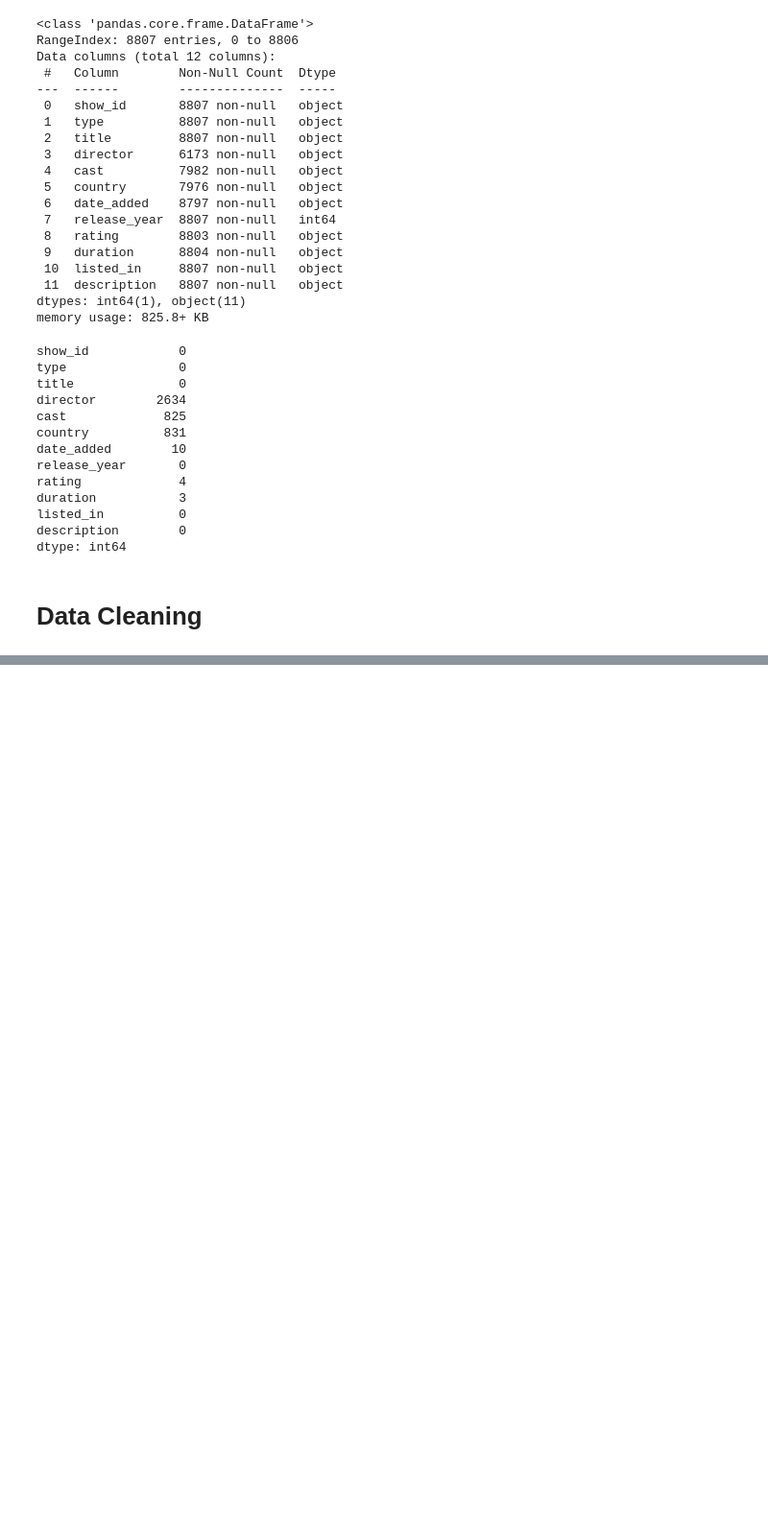
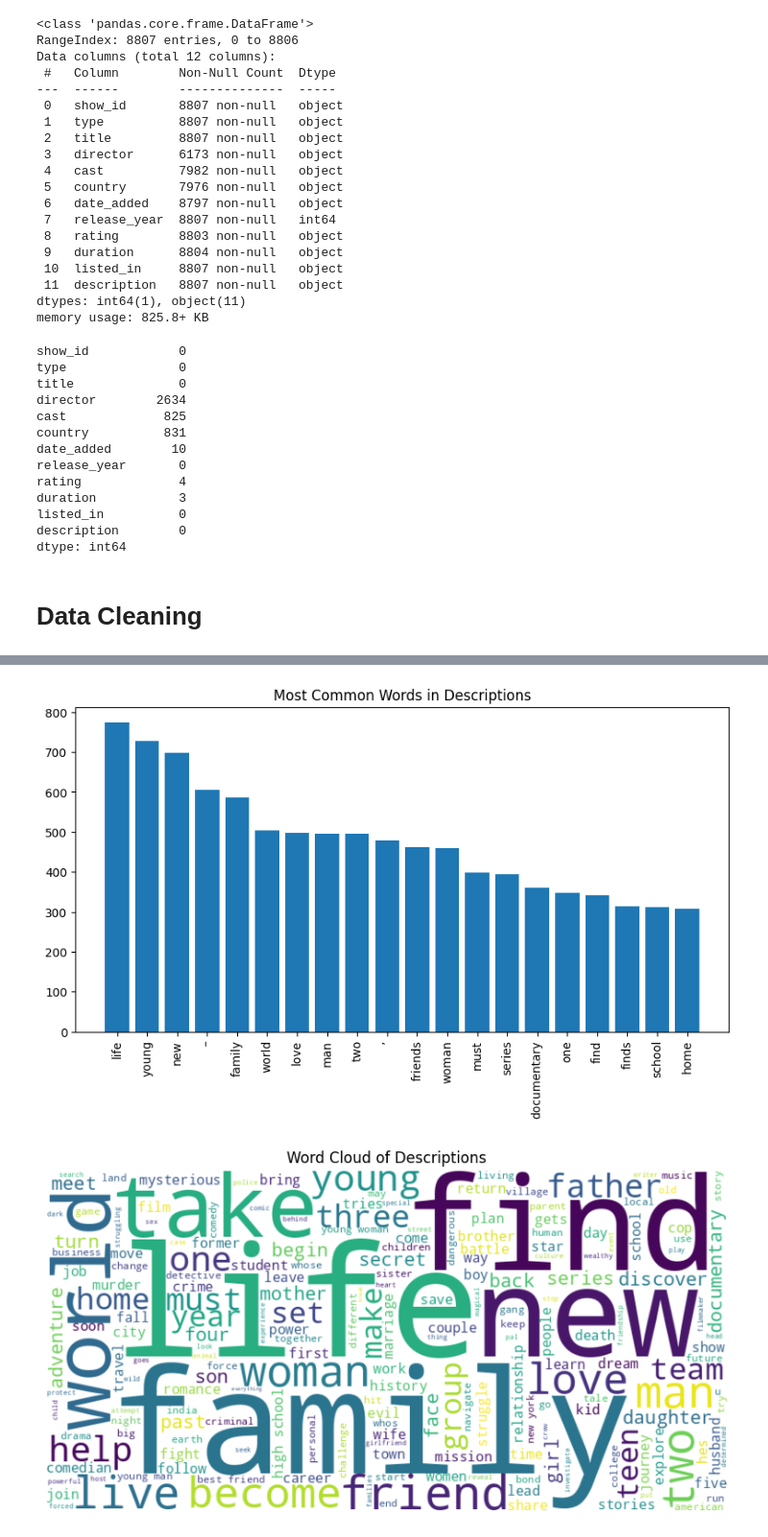
Before and after one commit to Lipun101/netflix-content-classification, a Jupyter notebook: Netflix_Data_Analysis_and_Classification.ipynb, the cells around one changed output, grey strips where cells are left out. Shown at 96% size. Cells and saved outputs as stored; diff of their text form; code cells hidden in the pictures; blank space fills up the shorter version.

```diff
--- a/Netflix_Data_Analysis_and_Classification.ipynb
+++ b/Netflix_Data_Analysis_and_Classification.ipynb
@@ -335,0 +142,5 @@ From this plot, we can see that the most titles were added in July, followed clo
+# %%
+# Filling up the null values in the country column
+
+default_country = 'Not Specified'
+data2['country'] = data2['country'].fillna(default_country)
@@ -335,0 +178,18 @@ From this plot, we can see that the most titles were added in July, followed clo
+# %%
+# Preprocess the text data
+def preprocess_text(text):
+    # Convert to lowercase
+    text = text.lower()
+    # Remove punctuation
+    text = text.translate(str.maketrans('', '', string.punctuation))
+    # Tokenize the text
+    words = word_tokenize(text)
+    # Remove stopwords
+    words = [word for word in words if word not in stopwords.words('english')]
+    return ' '.join(words)
+
+# Apply preprocessing to the 'description' column
+data2['cleaned_description'] = data2['description'].apply(preprocess_text)
+
+# Inspect the cleaned text
+print(data2[['description', 'cleaned_description']].head())
@@ -335,0 +210,23 @@ From this plot, we can see that the most titles were added in July, followed clo
+# %%
+# Word frequency analysis
+word_counts = Counter(" ".join(data2['cleaned_description']).split())
+common_words = word_counts.most_common(20)
+
+# Plot the most common words
+words, counts = zip(*common_words)
+plt.figure(figsize=(10, 5))
+plt.bar(words, counts)
+plt.title('Most Common Words in Descriptions')
+plt.xticks(rotation=90)
+plt.show()
+
+# Generate a word cloud
+wordcloud = WordCloud(width=800, height=400, background_color='white').generate(" ".join(data2['cleaned_description']))
+plt.figure(figsize=(10, 5))
+plt.imshow(wordcloud, interpolation='bilinear')
+plt.axis('off')
+plt.title('Word Cloud of Descriptions')
+plt.show()
+# %% [output]
+[figure, added]
+[figure, added]
```
Also changed, not shown: parts of 55 cells of this notebook.
